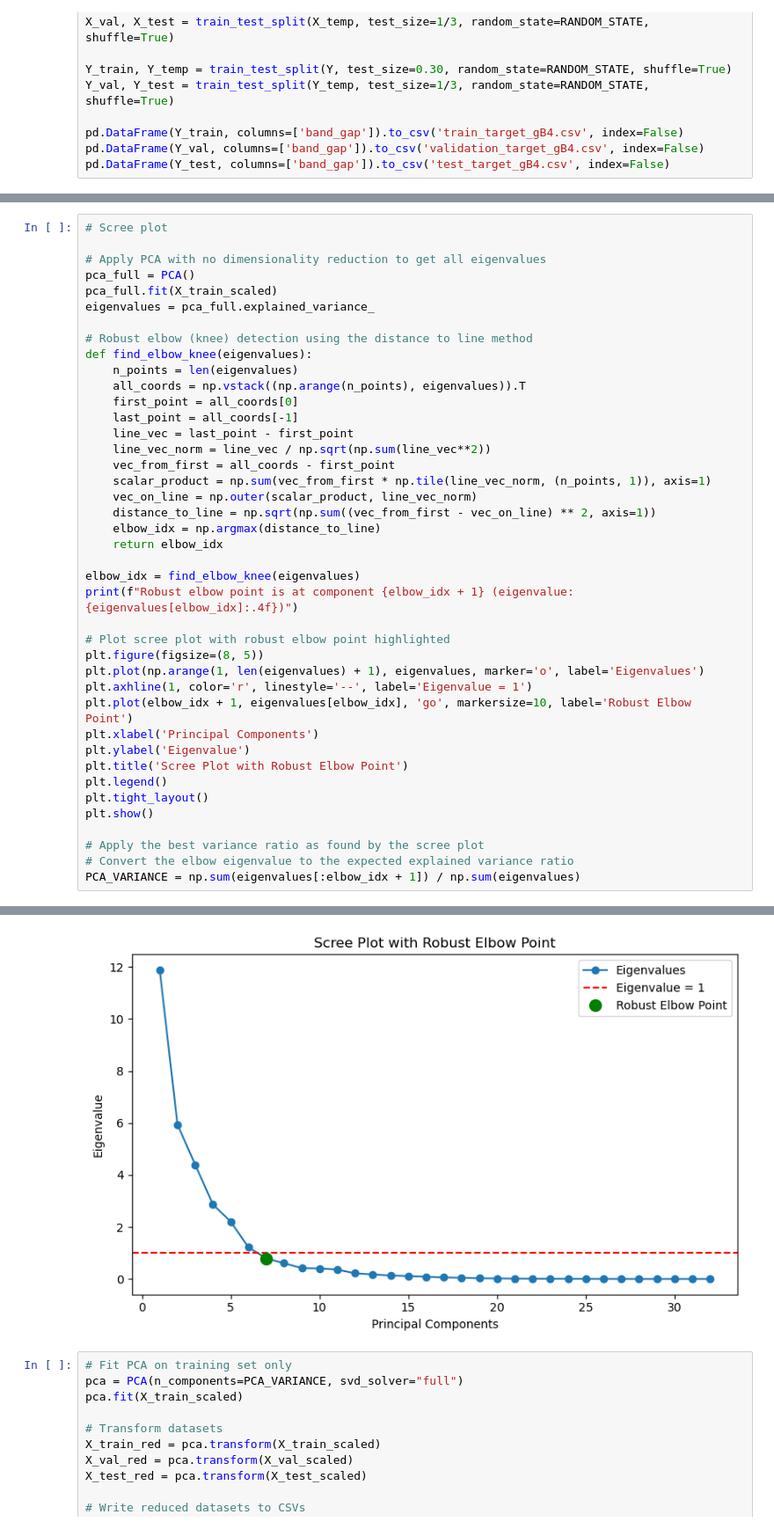
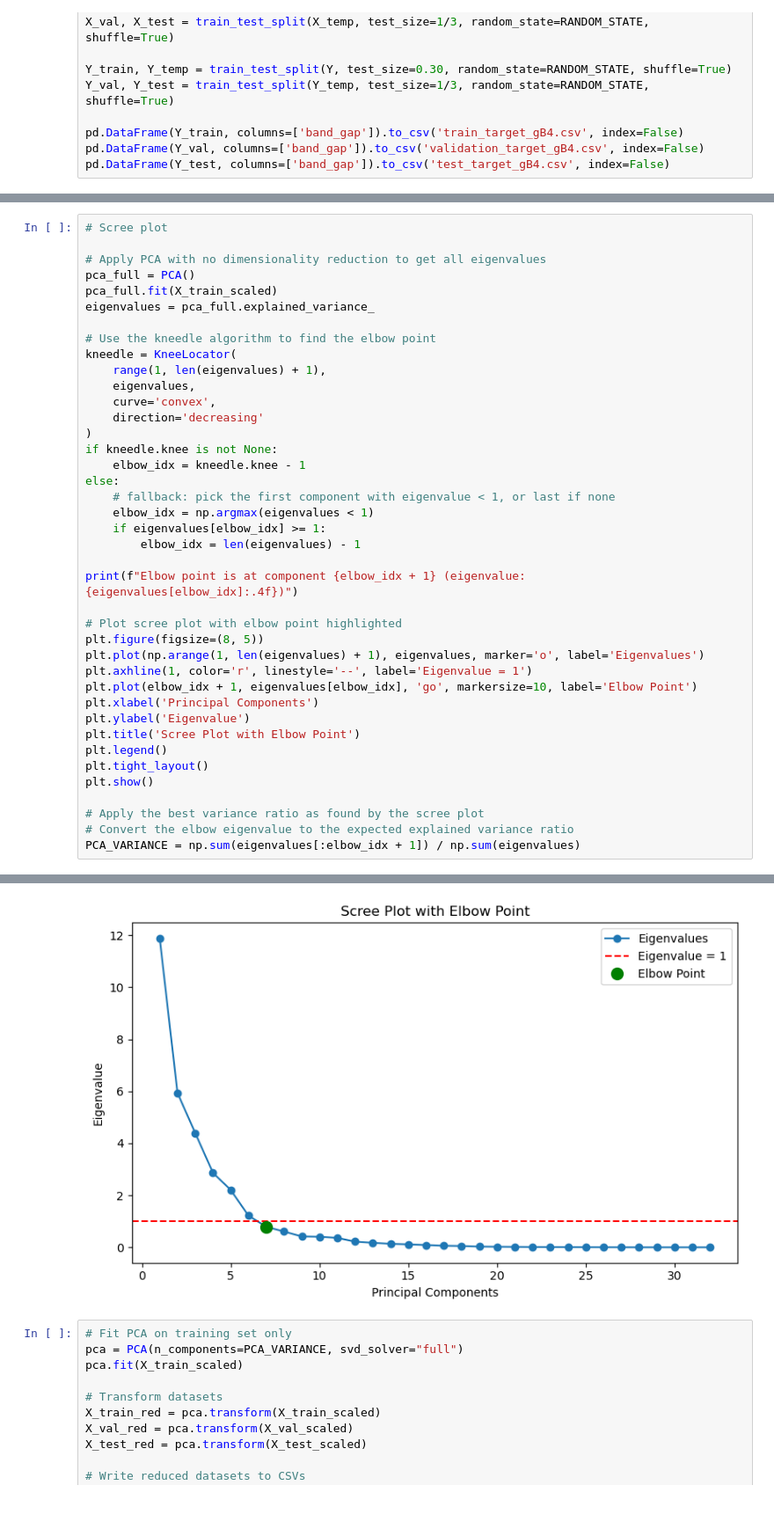
Before and after one commit to FWrightQMUL/EMS740UP-Course-Work, a Jupyter notebook: PCA_gB4.ipynb, the cells around one changed output, grey strips where cells are left out. Shown at 88% size. Drawn from its saved outputs; the diff is of its cells as text.

```diff
--- a/PCA_gB4.ipynb
+++ b/PCA_gB4.ipynb
@@ -69,32 +59,31 @@ pca_full = PCA()
 pca_full.fit(X_train_scaled)
 eigenvalues = pca_full.explained_variance_
 
-# Robust elbow (knee) detection using the distance to line method
-def find_elbow_knee(eigenvalues):
-    n_points = len(eigenvalues)
-    all_coords = np.vstack((np.arange(n_points), eigenvalues)).T
-    first_point = all_coords[0]
-    last_point = all_coords[-1]
-    line_vec = last_point - first_point
-    line_vec_norm = line_vec / np.sqrt(np.sum(line_vec**2))
-    vec_from_first = all_coords - first_point
-    scalar_product = np.sum(vec_from_first * np.tile(line_vec_norm, (n_points, 1)), axis=1)
-    vec_on_line = np.outer(scalar_product, line_vec_norm)
-    distance_to_line = np.sqrt(np.sum((vec_from_first - vec_on_line) ** 2, axis=1))
-    elbow_idx = np.argmax(distance_to_line)
-    return elbow_idx
+# Use the kneedle algorithm to find the elbow point
+kneedle = KneeLocator(
+    range(1, len(eigenvalues) + 1),
+    eigenvalues,
+    curve='convex',
+    direction='decreasing'
+)
+if kneedle.knee is not None:
+    elbow_idx = kneedle.knee - 1
+else:
+    # fallback: pick the first component with eigenvalue < 1, or last if none
+    elbow_idx = np.argmax(eigenvalues < 1)
+    if eigenvalues[elbow_idx] >= 1:
+        elbow_idx = len(eigenvalues) - 1
 
-elbow_idx = find_elbow_knee(eigenvalues)
-print(f"Robust elbow point is at component {elbow_idx + 1} (eigenvalue: {eigenvalues[elbow_idx]:.4f})")
+print(f"Elbow point is at component {elbow_idx + 1} (eigenvalue: {eigenvalues[elbow_idx]:.4f})")
 
-# Plot scree plot with robust elbow point highlighted
+# Plot scree plot with elbow point highlighted
 plt.figure(figsize=(8, 5))
 plt.plot(np.arange(1, len(eigenvalues) + 1), eigenvalues, marker='o', label='Eigenvalues')
 plt.axhline(1, color='r', linestyle='--', label='Eigenvalue = 1')
-plt.plot(elbow_idx + 1, eigenvalues[elbow_idx], 'go', markersize=10, label='Robust Elbow Point')
+plt.plot(elbow_idx + 1, eigenvalues[elbow_idx], 'go', markersize=10, label='Elbow Point')
 plt.xlabel('Principal Components')
 plt.ylabel('Eigenvalue')
-plt.title('Scree Plot with Robust Elbow Point')
+plt.title('Scree Plot with Elbow Point')
 plt.legend()
 plt.tight_layout()
 plt.show()
@@ -107,4 +96,4 @@ Robust elbow point is at component 7 (eigenvalue: 0.7907)
-[figure, old version]
+[figure, new version]
 # %%
 # Fit PCA on training set only
 pca = PCA(n_components=PCA_VARIANCE, svd_solver="full")
```
Also changed, not shown: parts of 3 cells of this notebook, 6 other files.
